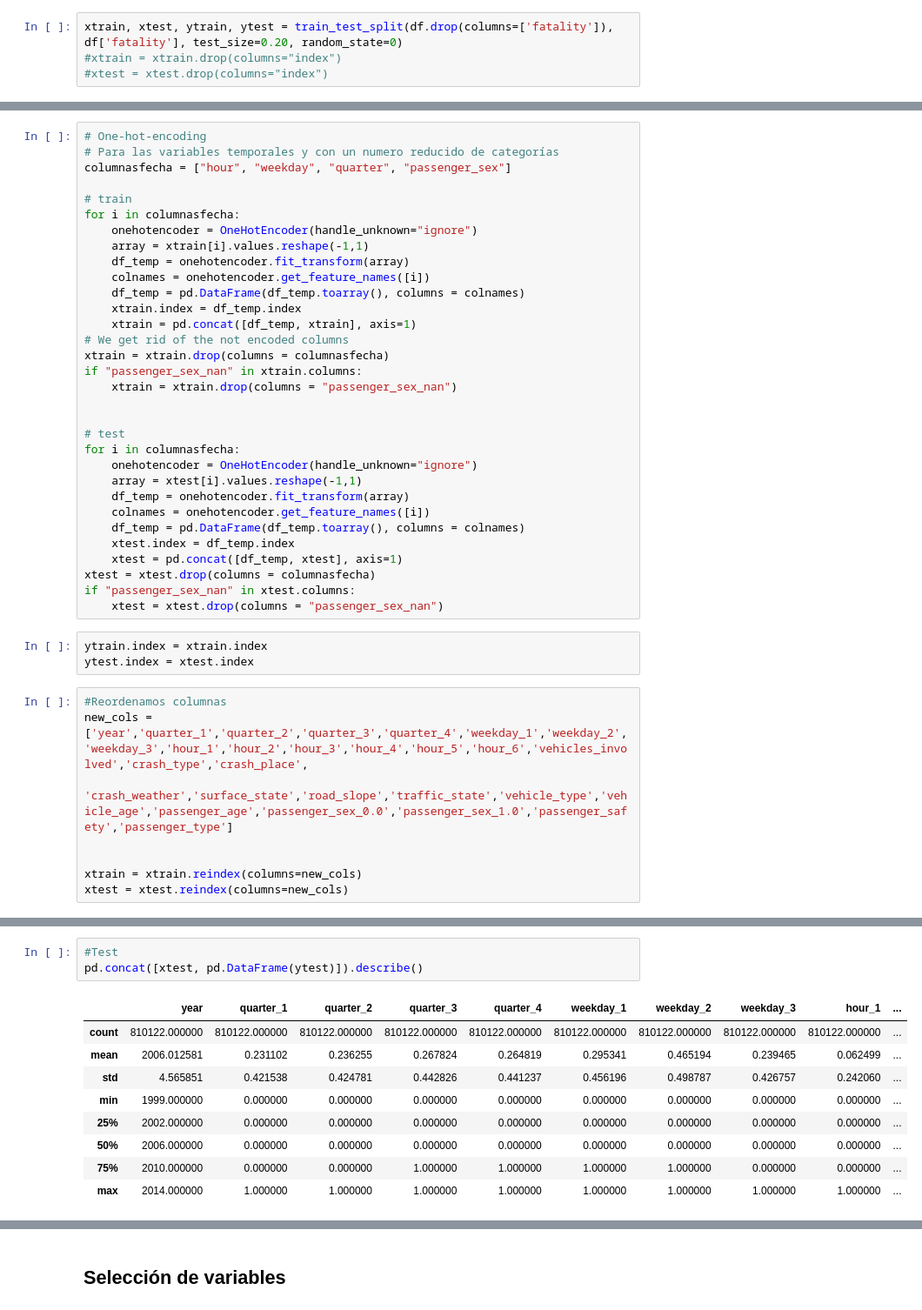
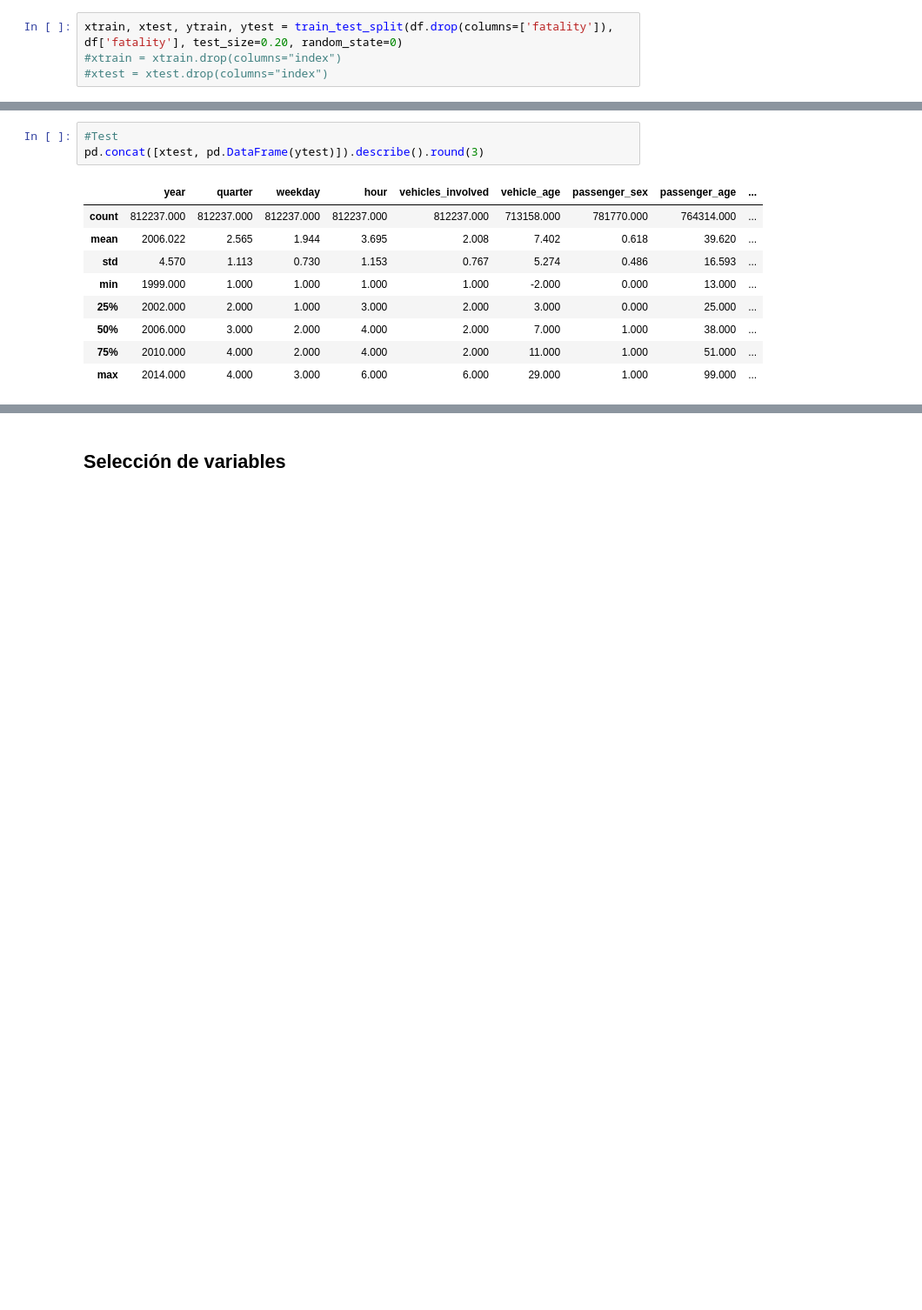
Before and after one commit to AMM53/Accidents-Prediction, a Jupyter notebook: notebooks/2_FeatureEngineering.ipynb, the cells around one changed output, grey strips where cells are left out. Shown at 87% size. Drawn from its saved outputs; the diff is of its cells as text; blank space fills up the shorter version.

```diff
--- a/notebooks/2_FeatureEngineering.ipynb
+++ b/notebooks/2_FeatureEngineering.ipynb
@@ -101,44 +203 @@ for i in encode_cols:
-# %%
-# One-hot-encoding
-# Para las variables temporales y con un numero reducido de categorías
-columnasfecha = ["hour", "weekday", "quarter", "passenger_sex"]
-
-# train
-for i in columnasfecha:
-    onehotencoder = OneHotEncoder(handle_unknown="ignore")
-    array = xtrain[i].values.reshape(-1,1)
-    df_temp = onehotencoder.fit_transform(array)
-    colnames = onehotencoder.get_feature_names([i])
-    df_temp = pd.DataFrame(df_temp.toarray(), columns = colnames)
-    xtrain.index = df_temp.index
-    xtrain = pd.concat([df_temp, xtrain], axis=1)
-# We get rid of the not encoded columns
-xtrain = xtrain.drop(columns = columnasfecha)
-if "passenger_sex_nan" in xtrain.columns:
-    xtrain = xtrain.drop(columns = "passenger_sex_nan")
-
-
-# test
-for i in columnasfecha:
-    onehotencoder = OneHotEncoder(handle_unknown="ignore")
-    array = xtest[i].values.reshape(-1,1)
-    df_temp = onehotencoder.fit_transform(array)
-    colnames = onehotencoder.get_feature_names([i])
-    df_temp = pd.DataFrame(df_temp.toarray(), columns = colnames)
-    xtest.index = df_temp.index
-    xtest = pd.concat([df_temp, xtest], axis=1)
-xtest = xtest.drop(columns = columnasfecha)
-if "passenger_sex_nan" in xtest.columns:
-    xtest = xtest.drop(columns = "passenger_sex_nan")
-# %%
-ytrain.index = xtrain.index
-ytest.index = xtest.index
-# %%
-#Reordenamos columnas
-new_cols = ['year','quarter_1','quarter_2','quarter_3','quarter_4','weekday_1','weekday_2','weekday_3','hour_1','hour_2','hour_3','hour_4','hour_5','hour_6','vehicles_involved','crash_type','crash_place',
-            'crash_weather','surface_state','road_slope','traffic_state','vehicle_type','vehicle_age','passenger_age','passenger_sex_0.0','passenger_sex_1.0','passenger_safety','passenger_type']
-
-
-xtrain = xtrain.reindex(columns=new_cols)
-xtest = xtest.reindex(columns=new_cols)
 # %% [markdown]
@@ -160,13 +218,13 @@ pd.concat([xtrain, pd.DataFrame(ytrain)]).describe()
 # %%
 #Test
-pd.concat([xtest, pd.DataFrame(ytest)]).describe()
+pd.concat([xtest, pd.DataFrame(ytest)]).describe().round(3)
 # %% [output]
-|  | year | quarter_1 | quarter_2 | quarter_3 | quarter_4 | weekday_1 | weekday_2 | weekday_3 | hour_1 | ... |
-| count | 810122.000000 | 810122.000000 | 810122.000000 | 810122.000000 | 810122.000000 | 810122.000000 | 810122.000000 | 810122.000000 | 810122.000000 | ... |
-| mean | 2006.012581 | 0.231102 | 0.236255 | 0.267824 | 0.264819 | 0.295341 | 0.465194 | 0.239465 | 0.062499 | ... |
-| std | 4.565851 | 0.421538 | 0.424781 | 0.442826 | 0.441237 | 0.456196 | 0.498787 | 0.426757 | 0.242060 | ... |
-| min | 1999.000000 | 0.000000 | 0.000000 | 0.000000 | 0.000000 | 0.000000 | 0.000000 | 0.000000 | 0.000000 | ... |
-| 25% | 2002.000000 | 0.000000 | 0.000000 | 0.000000 | 0.000000 | 0.000000 | 0.000000 | 0.000000 | 0.000000 | ... |
-| 50% | 2006.000000 | 0.000000 | 0.000000 | 0.000000 | 0.000000 | 0.000000 | 0.000000 | 0.000000 | 0.000000 | ... |
-| 75% | 2010.000000 | 0.000000 | 0.000000 | 1.000000 | 1.000000 | 1.000000 | 1.000000 | 0.000000 | 0.000000 | ... |
-| max | 2014.000000 | 1.000000 | 1.000000 | 1.000000 | 1.000000 | 1.000000 | 1.000000 | 1.000000 | 1.000000 | ... |
+|  | year | quarter | weekday | hour | vehicles_involved | vehicle_age | passenger_sex | passenger_age | ... |
+| count | 812237.000 | 812237.000 | 812237.000 | 812237.000 | 812237.000 | 713158.000 | 781770.000 | 764314.000 | ... |
+| mean | 2006.022 | 2.565 | 1.944 | 3.695 | 2.008 | 7.402 | 0.618 | 39.620 | ... |
+| std | 4.570 | 1.113 | 0.730 | 1.153 | 0.767 | 5.274 | 0.486 | 16.593 | ... |
+| min | 1999.000 | 1.000 | 1.000 | 1.000 | 1.000 | -2.000 | 0.000 | 13.000 | ... |
+| 25% | 2002.000 | 2.000 | 1.000 | 3.000 | 2.000 | 3.000 | 0.000 | 25.000 | ... |
+| 50% | 2006.000 | 3.000 | 2.000 | 4.000 | 2.000 | 7.000 | 1.000 | 38.000 | ... |
+| 75% | 2010.000 | 4.000 | 2.000 | 4.000 | 2.000 | 11.000 | 1.000 | 51.000 | ... |
+| max | 2014.000 | 4.000 | 3.000 | 6.000 | 6.000 | 29.000 | 1.000 | 99.000 | ... |
```
Also changed, not shown: parts of 48 cells of this notebook, 27 other files.
